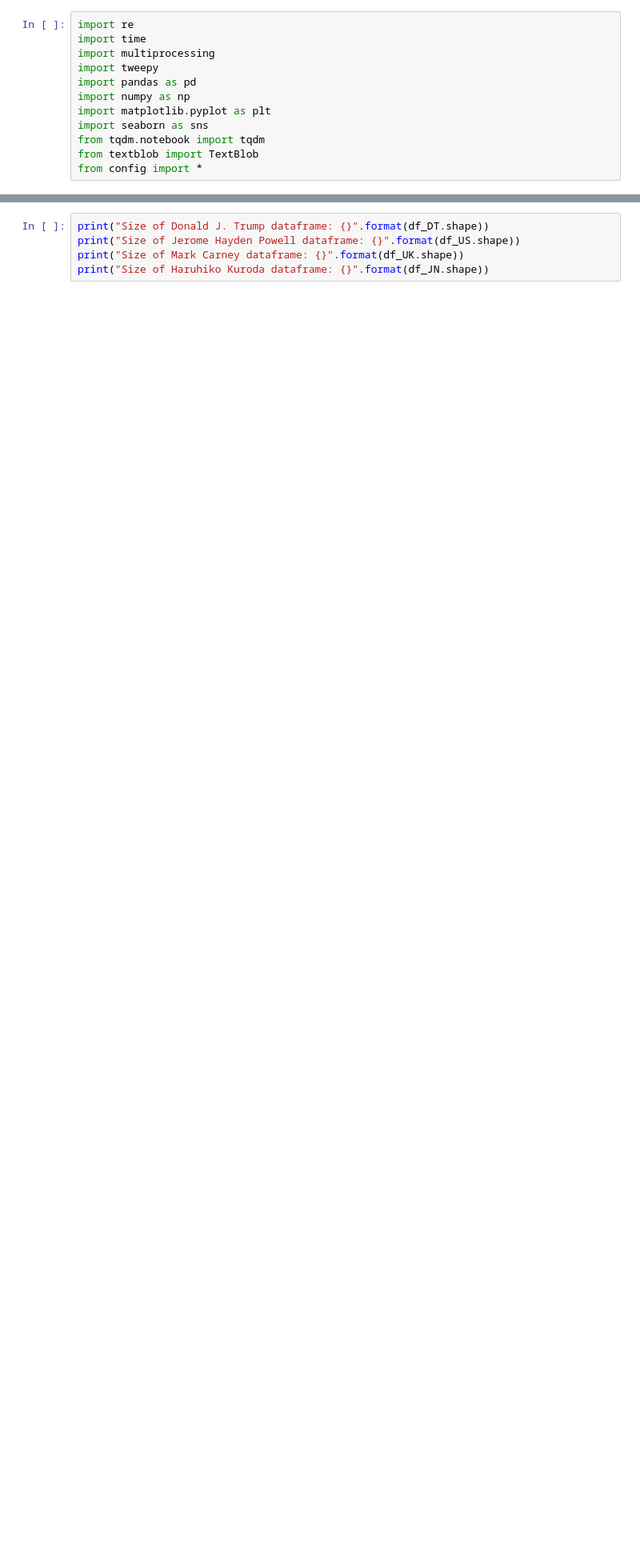
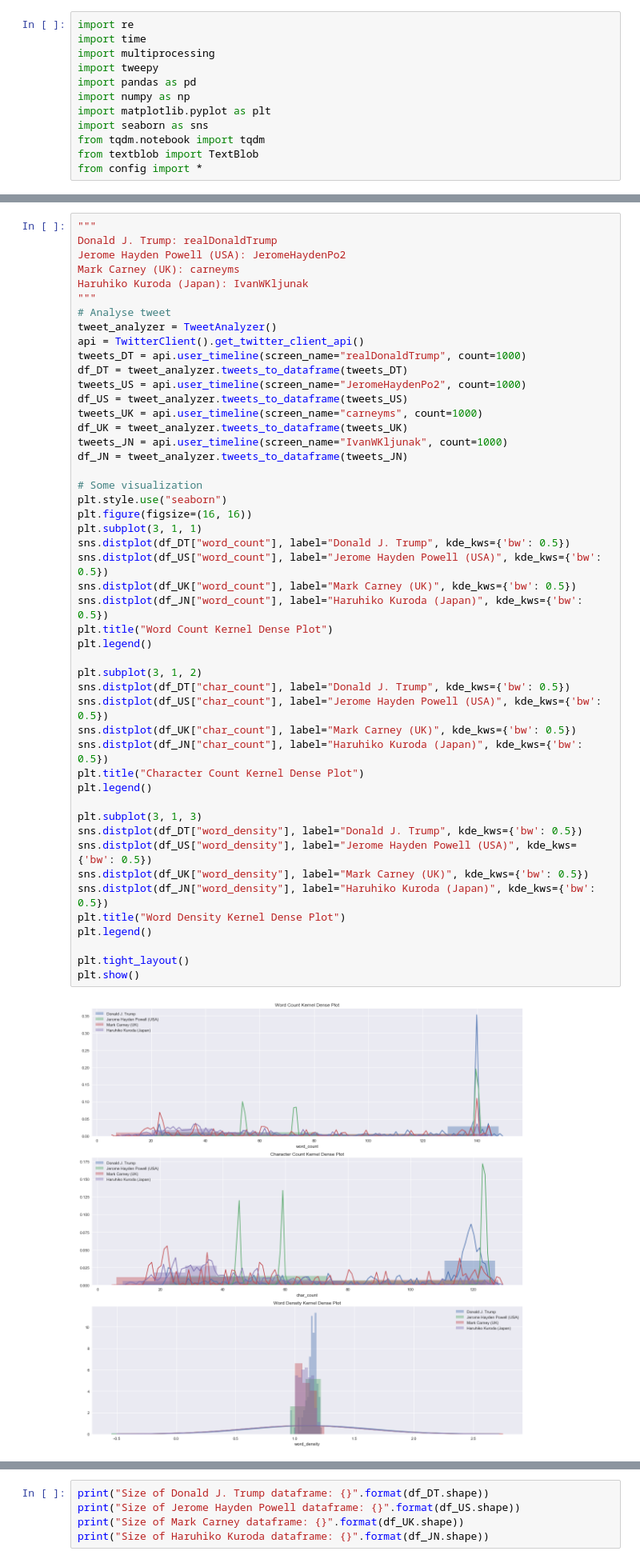
Before and after one commit to penguinwang96825/Twitter-Miner, a Jupyter notebook: Crawler.ipynb, the cells around one changed output, grey strips where cells are left out. Shown at 80% size. Cells and saved outputs as stored; diff of their text form; blank space fills up the shorter version.

```diff
--- a/Crawler.ipynb
+++ b/Crawler.ipynb
@@ -257,0 +242,50 @@ if __name__ == "__main__":
+# %%
+"""
+Donald J. Trump: realDonaldTrump
+Jerome Hayden Powell (USA): JeromeHaydenPo2
+Mark Carney (UK): carneyms
+Haruhiko Kuroda (Japan): IvanWKljunak
+"""
+# Analyse tweet
+tweet_analyzer = TweetAnalyzer()
+api = TwitterClient().get_twitter_client_api()
+tweets_DT = api.user_timeline(screen_name="realDonaldTrump", count=1000)
+df_DT = tweet_analyzer.tweets_to_dataframe(tweets_DT)
+tweets_US = api.user_timeline(screen_name="JeromeHaydenPo2", count=1000)
+df_US = tweet_analyzer.tweets_to_dataframe(tweets_US)
+tweets_UK = api.user_timeline(screen_name="carneyms", count=1000)
+df_UK = tweet_analyzer.tweets_to_dataframe(tweets_UK)
+tweets_JN = api.user_timeline(screen_name="IvanWKljunak", count=1000)
+df_JN = tweet_analyzer.tweets_to_dataframe(tweets_JN)
+
+# Some visualization
+plt.style.use("seaborn")
+plt.figure(figsize=(16, 16))
+plt.subplot(3, 1, 1)
+sns.distplot(df_DT["word_count"], label="Donald J. Trump", kde_kws={'bw': 0.5})
+sns.distplot(df_US["word_count"], label="Jerome Hayden Powell (USA)", kde_kws={'bw': 0.5})
+sns.distplot(df_UK["word_count"], label="Mark Carney (UK)", kde_kws={'bw': 0.5})
+sns.distplot(df_JN["word_count"], label="Haruhiko Kuroda (Japan)", kde_kws={'bw': 0.5})
+plt.title("Word Count Kernel Dense Plot")
+plt.legend()
+
+plt.subplot(3, 1, 2)
+sns.distplot(df_DT["char_count"], label="Donald J. Trump", kde_kws={'bw': 0.5})
+sns.distplot(df_US["char_count"], label="Jerome Hayden Powell (USA)", kde_kws={'bw': 0.5})
+sns.distplot(df_UK["char_count"], label="Mark Carney (UK)", kde_kws={'bw': 0.5})
+sns.distplot(df_JN["char_count"], label="Haruhiko Kuroda (Japan)", kde_kws={'bw': 0.5})
+plt.title("Character Count Kernel Dense Plot")
+plt.legend()
+
+plt.subplot(3, 1, 3)
+sns.distplot(df_DT["word_density"], label="Donald J. Trump", kde_kws={'bw': 0.5})
+sns.distplot(df_US["word_density"], label="Jerome Hayden Powell (USA)", kde_kws={'bw': 0.5})
+sns.distplot(df_UK["word_density"], label="Mark Carney (UK)", kde_kws={'bw': 0.5})
+sns.distplot(df_JN["word_density"], label="Haruhiko Kuroda (Japan)", kde_kws={'bw': 0.5})
+plt.title("Word Density Kernel Dense Plot")
+plt.legend()
+
+plt.tight_layout()
+plt.show()
+# %% [output]
+[figure, added]
```
Also changed, not shown: parts of 7 cells of this notebook, 1 other file.
